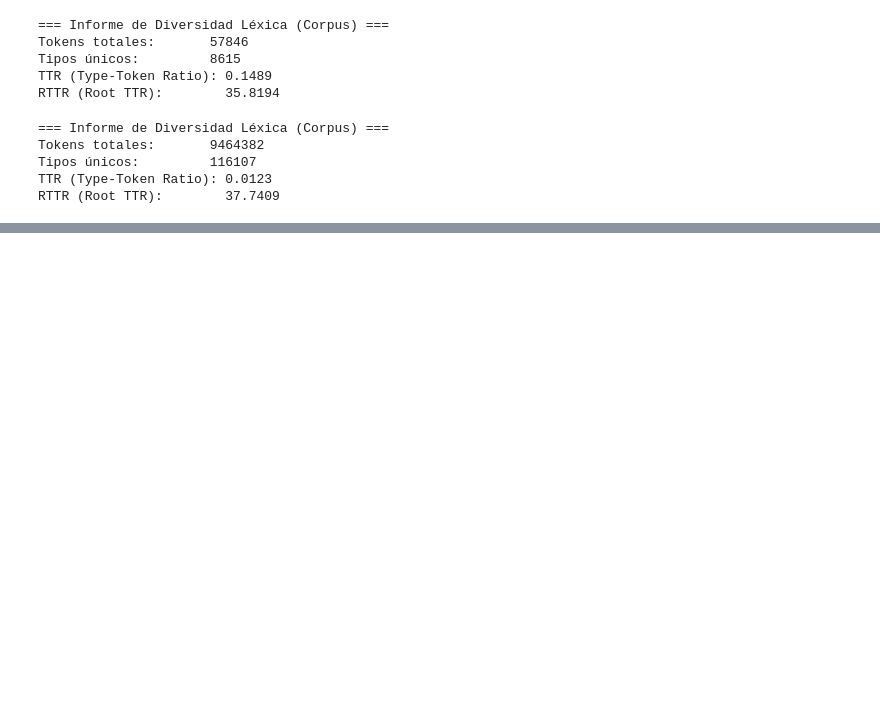
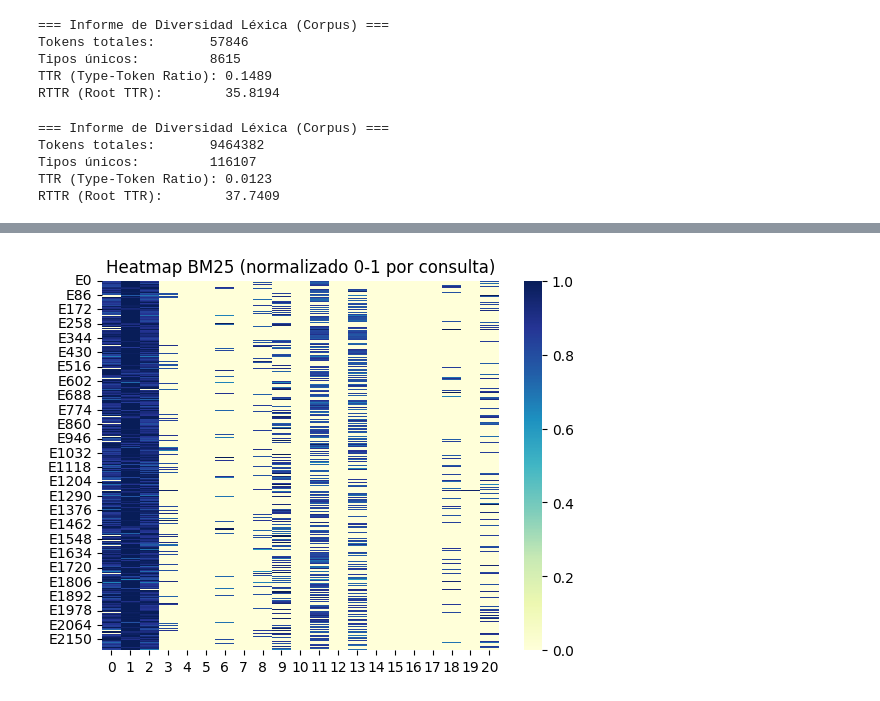
Before and after one commit to CristianCardozoAmin/procesamiento_lenguaje_natural_javer, a Jupyter notebook: taller_ir/notebooks/main_pipeline.ipynb, the cells around one changed output, grey strips where cells are left out. Saved outputs shown, nothing was run; the diff lists cells and outputs as text; code cells hidden in the pictures; blank space fills up the shorter version.

```diff
--- a/taller_ir/notebooks/main_pipeline.ipynb
+++ b/taller_ir/notebooks/main_pipeline.ipynb
@@ -308,0 +350,4 @@ RTTR (Root TTR):        37.7409
+# %%
+print("###### Calculo de Feature Names ######")
+for x in range(0, feature_num):
+    print(" # ", x ," - ",feature_names[x], " \t - ", [tfs[n,x] for n in range(0, secc_num)])
@@ -308,0 +782,11 @@ RTTR (Root TTR):        37.7409
+# %%
+from sklearn.preprocessing import minmax_scale
+
+# Normalizamos la matriz BM25 fila por fila (cada query)
+bm25_matrix_norm = bm25_matrix.apply(lambda row: minmax_scale(row), axis=1, result_type="expand")
+
+sns.heatmap(bm25_matrix_norm, cmap="YlGnBu")
+plt.title("Heatmap BM25 (normalizado 0-1 por consulta)")
+plt.show()
+# %% [output]
+[figure, added]
```
Also changed, not shown: parts of 40 cells of this notebook, 2 other files.
